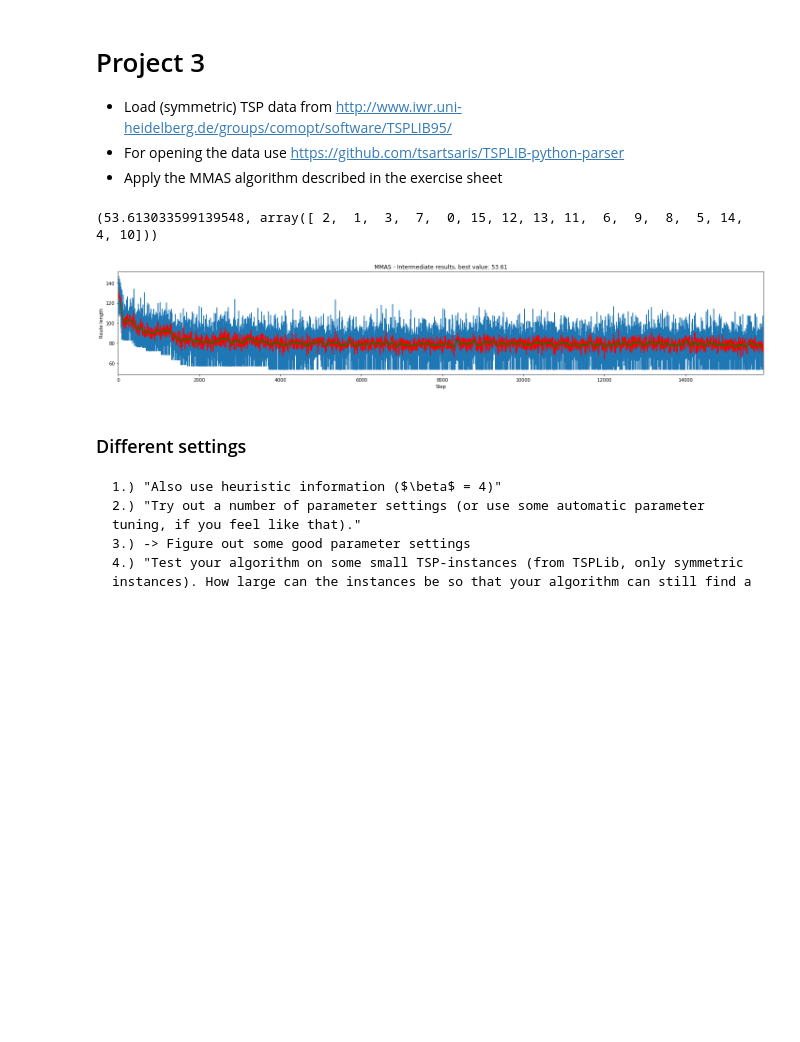
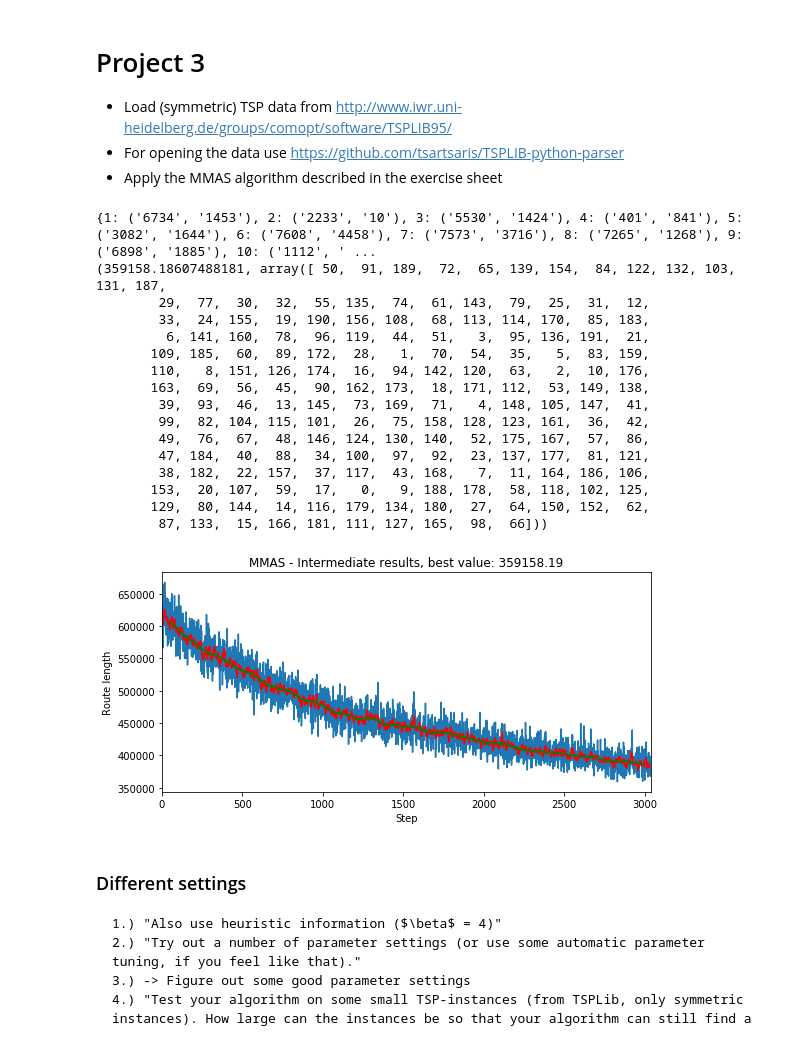
Before and after one commit to Chaoste/course-nia, a Jupyter notebook: project3/project3.ipynb, the cells around one changed output. Drawn from its saved outputs; the diff is of its cells as text; code cells hidden in the pictures; blank space fills up the shorter version.

```diff
--- a/project3/project3.ipynb
+++ b/project3/project3.ipynb
@@ -145,14 +194,29 @@ def load_data():
 # %%
 np.random.seed(0)  # Always receive the same random decisions
 data = load_data()  # Get optimal value and pass it to MMAS constructor
 # For the beginning test for only a few seconds - Later: 10 * 60 (10 minutes)
-mmas = MMAS(data, -1, wall_clock_time=60)
+mmas = MMAS(data, -1, wall_clock_time=60*3)
 print(mmas(plot=False))
 mmas.plot()
 # Current best result: (53.613033599139548, array([ 2,  1,  3,  7,  0, 15, 12, 13, 11,  6,  9,  8,  5, 14,  4, 10]))
 # %% [output]
-(53.613033599139548, array([ 2,  1,  3,  7,  0, 15, 12, 13, 11,  6,  9,  8,  5, 14,  4, 10]))
+{1: ('6734', '1453'), 2: ('2233', '10'), 3: ('5530', '1424'), 4: ('401', '841'), 5: ('3082', '1644'), 6: ('7608', '4458'), 7: ('7573', '3716'), 8: ('7265', '1268'), 9: ('6898', '1885'), 10: ('1112', ' ...
+(359158.18607488181, array([ 50,  91, 189,  72,  65, 139, 154,  84, 122, 132, 103, 131, 187,
+        29,  77,  30,  32,  55, 135,  74,  61, 143,  79,  25,  31,  12,
+        33,  24, 155,  19, 190, 156, 108,  68, 113, 114, 170,  85, 183,
+         6, 141, 160,  78,  96, 119,  44,  51,   3,  95, 136, 191,  21,
+       109, 185,  60,  89, 172,  28,   1,  70,  54,  35,   5,  83, 159,
+       110,   8, 151, 126, 174,  16,  94, 142, 120,  63,   2,  10, 176,
+       163,  69,  56,  45,  90, 162, 173,  18, 171, 112,  53, 149, 138,
+        39,  93,  46,  13, 145,  73, 169,  71,   4, 148, 105, 147,  41,
+        99,  82, 104, 115, 101,  26,  75, 158, 128, 123, 161,  36,  42,
+        49,  76,  67,  48, 146, 124, 130, 140,  52, 175, 167,  57,  86,
+        47, 184,  40,  88,  34, 100,  97,  92,  23, 137, 177,  81, 121,
+        38, 182,  22, 157,  37, 117,  43, 168,   7,  11, 164, 186, 106,
+       153,  20, 107,  59,  17,   0,   9, 188, 178,  58, 118, 102, 125,
+       129,  80, 144,  14, 116, 179, 134, 180,  27,  64, 150, 152,  62,
+        87, 133,  15, 166, 181, 111, 127, 165,  98,  66]))
-[figure, old version]
+[figure, new version]
 # %% [markdown]
 ### Different settings
 
```
Also changed, not shown: parts of 3 cells of this notebook, 2 other files.
